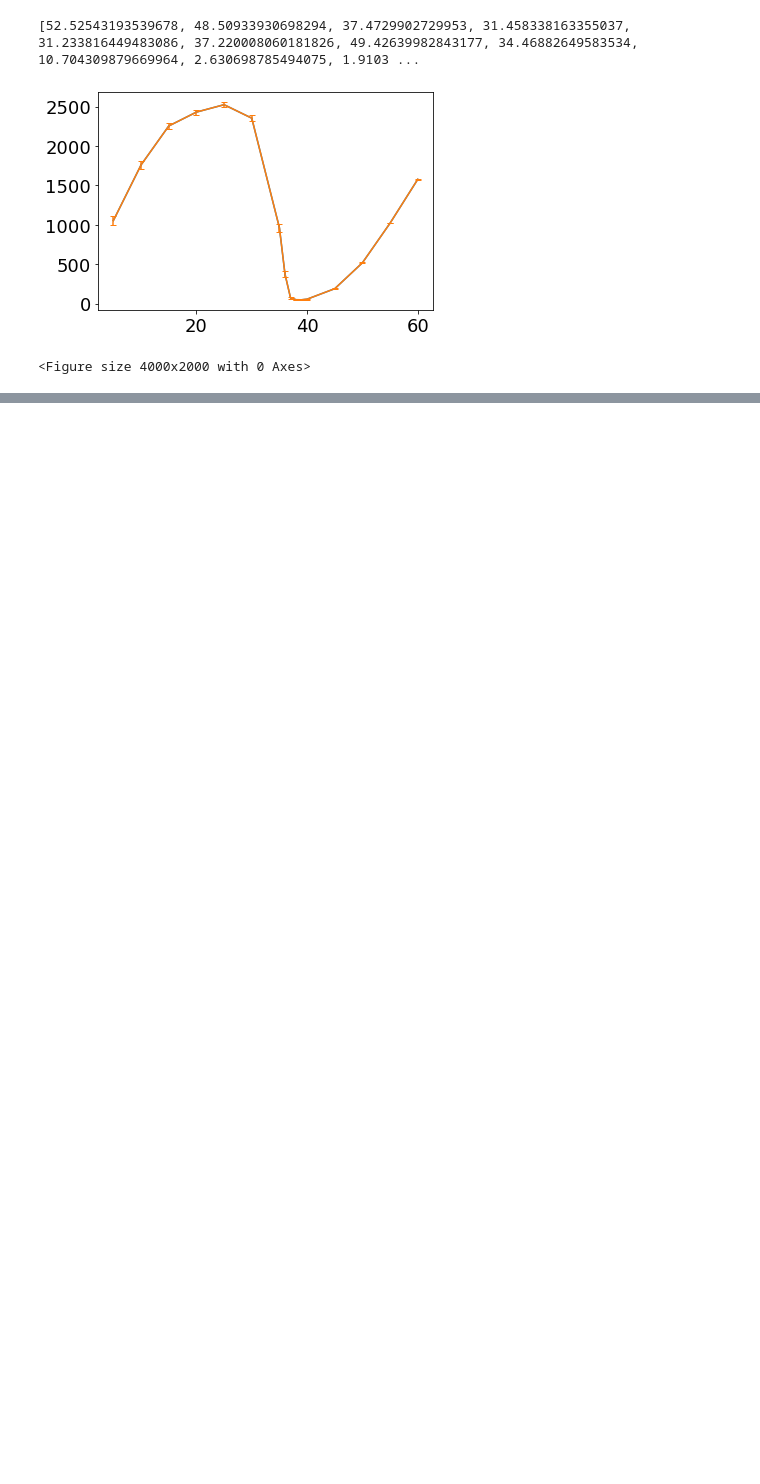
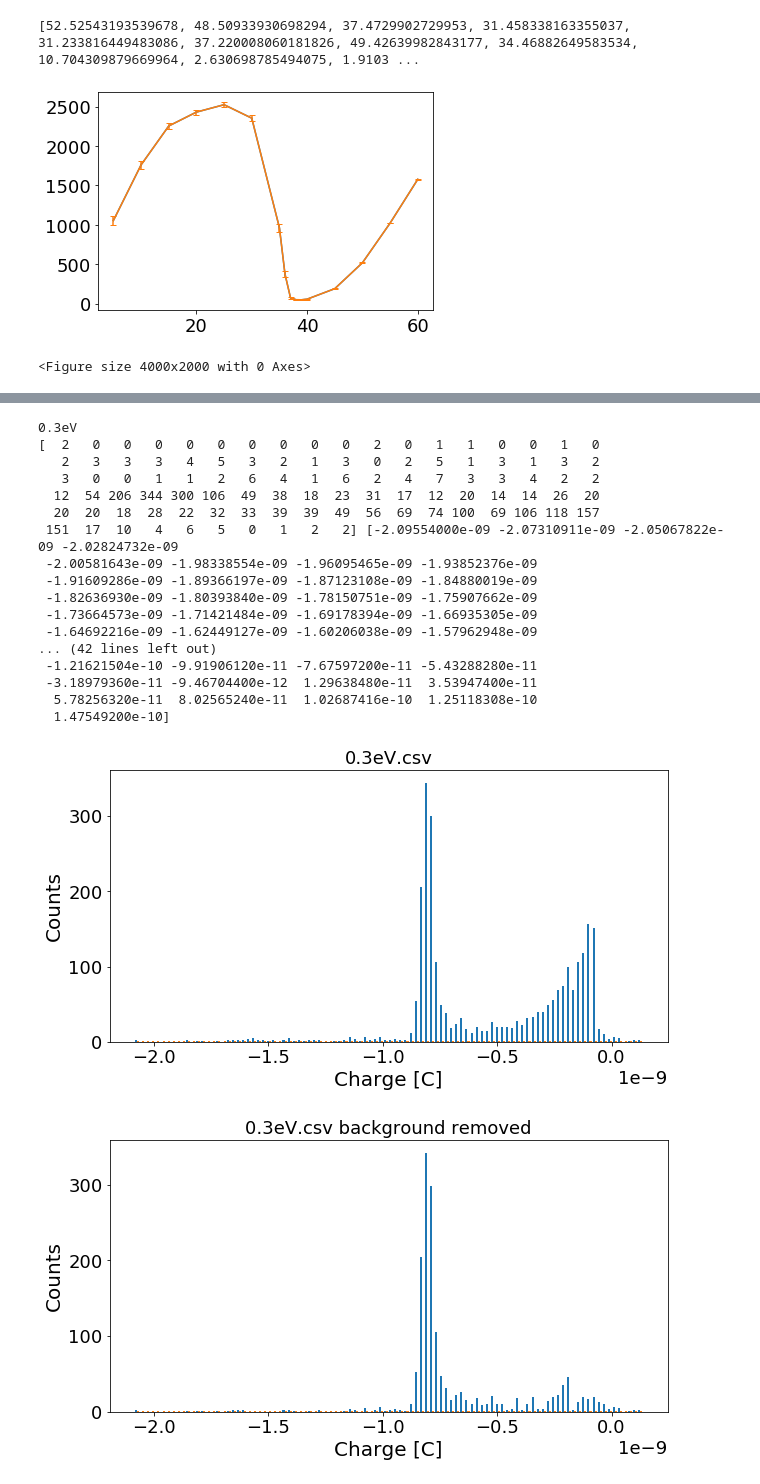
Before and after one commit to wonseokb/phython, a Jupyter notebook: Wonseok's Plot Machine.ipynb, the cells around one changed output, grey strips where cells are left out. Saved outputs shown, nothing was run; the diff lists cells and outputs as text; code cells hidden in the pictures; blank space fills up the shorter version.

```diff
--- a/Wonseok's Plot Machine.ipynb
+++ b/Wonseok's Plot Machine.ipynb
@@ -139,0 +269,77 @@ bins_1_list [400, 403, 406, 409, 412, 415, 418, 421, 424, 427, 430, 433, 436, 43
+# %%
+# 7. eV-0eV Histogram **something wrong
+
+def plotHist(data, filename, bin_num = 50): #name is for the title of the graph
+    plt.figure(figsize = (10,5))
+    plt.hist(data, bins = bin_num)
+    plt.title(filename)
+    plt.xlabel("Charge [C]")
+    plt.ylabel("Counts")
+    plt.show()
+
+files = ['0.3eV.csv', '0.6eV.csv', '0.9eV.csv']
+dataframe_0eV = pd.read_csv('0eV.csv') #creates a dataframe of the csv
+data_0eV = np.array(dataframe_0eV["Area"])
+C_data_0eV = VStoC(data_0eV)
+
+for filename in files:
+    print(filename[:-4])
+    dataframe = pd.read_csv(filename) #creates a dataframe of the csv
+    data = np.array(df["Area"])
+    C_data = VStoC(data)
+
+    #find minimum bin
+    min_eV = min(C_data)
+    min_0eV = min(C_data_0eV)
+    if min_eV <= min_0eV:
+        minimum = min_eV
+    else:
+        minimum = min_0eV
+    #find maximum bin
+    max_eV = max(C_data)
+    max_0eV = max(C_data_0eV)
+    if max_eV >= max_0eV:
+        maximum = max_eV
+    else:
+        maximum = max_0eV
+
+    #Counts list is build with fixed min and max values
+    bin_num = 100
+    Counts, bins = np.histogram(C_data,range=(minimum,maximum), bins=bin_num)
+    Counts_0eV, bins_0eV = np.histogram(C_data_0eV,range=(minimum,maximum), bins=bin_num)
+    difference = Counts - Counts_0eV
+    Counts_difference = []
+
+    for i in difference:
+        if i >=0:
+            Counts_difference.append(i)
+        else:
+            Counts_difference.append(0)
+
+    #Counts list to Hist list
+    Hist_data = Counts_to_Hist(Counts, bins)
+    Hist_data_difference = Counts_to_Hist(Counts_difference, bins)
+
+
+    plotHist(Hist_data, filename, bin_num)
+    plotHist(Hist_data_difference, filename + " background removed", bin_num)
+# %% [output]
+0.3eV
+[  2   0   0   0   0   0   0   0   0   0   2   0   1   1   0   0   1   0
+   2   3   3   3   4   5   3   2   1   3   0   2   5   1   3   1   3   2
+   3   0   0   1   1   2   6   4   1   6   2   4   7   3   3   4   2   2
+  12  54 206 344 300 106  49  38  18  23  31  17  12  20  14  14  26  20
+  20  20  18  28  22  32  33  39  39  49  56  69  74 100  69 106 118 157
+ 151  17  10   4   6   5   0   1   2   2] [-2.09554000e-09 -2.07310911e-09 -2.05067822e-09 -2.02824732e-09
+ -2.00581643e-09 -1.98338554e-09 -1.96095465e-09 -1.93852376e-09
+ -1.91609286e-09 -1.89366197e-09 -1.87123108e-09 -1.84880019e-09
+ -1.82636930e-09 -1.80393840e-09 -1.78150751e-09 -1.75907662e-09
+ -1.73664573e-09 -1.71421484e-09 -1.69178394e-09 -1.66935305e-09
+ -1.64692216e-09 -1.62449127e-09 -1.60206038e-09 -1.57962948e-09
+... (42 lines left out)
+ -1.21621504e-10 -9.91906120e-11 -7.67597200e-11 -5.43288280e-11
+ -3.18979360e-11 -9.46704400e-12  1.29638480e-11  3.53947400e-11
+  5.78256320e-11  8.02565240e-11  1.02687416e-10  1.25118308e-10
+  1.47549200e-10]
+[figure, added]
+[figure, added]
```
Also changed, not shown: parts of 7 cells of this notebook.
